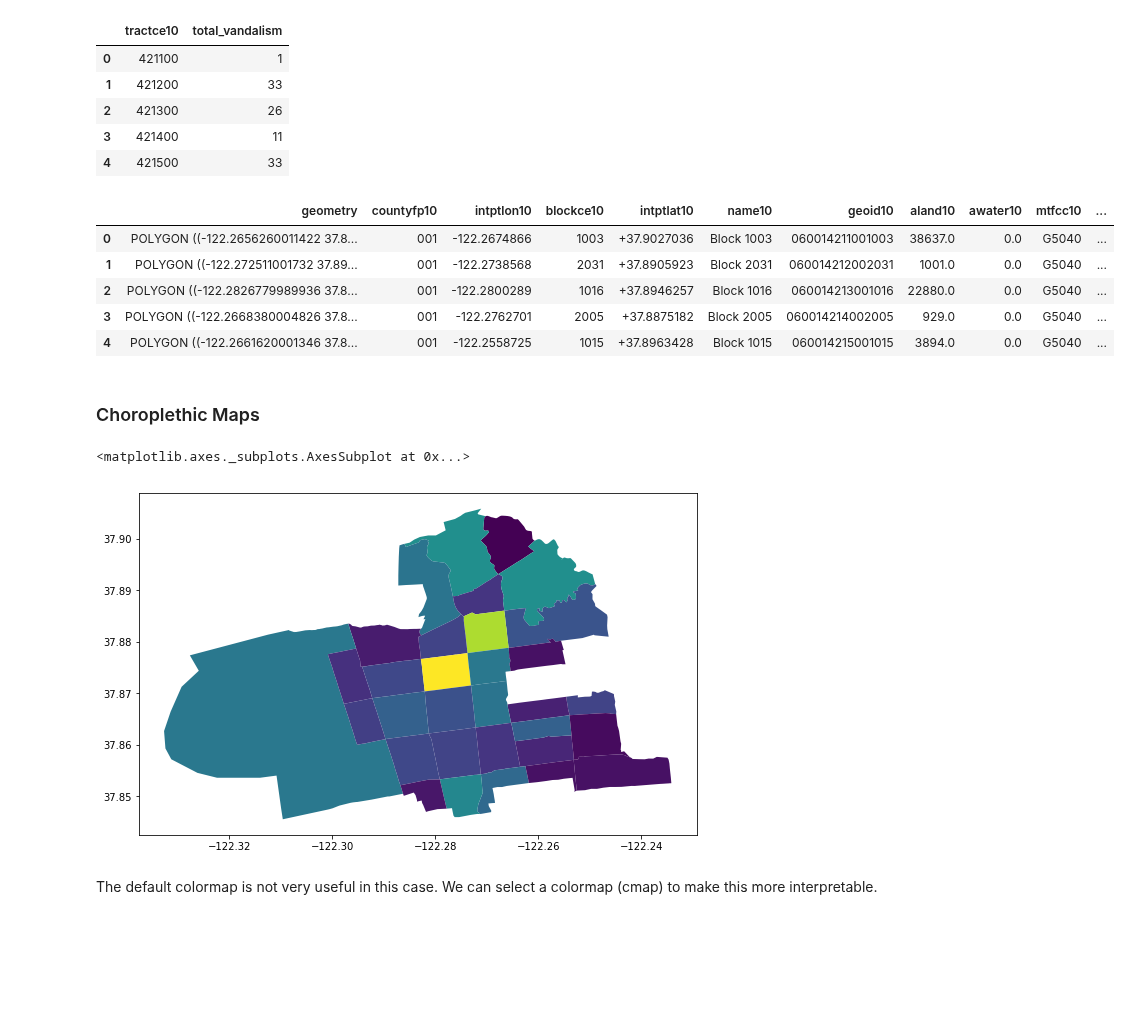
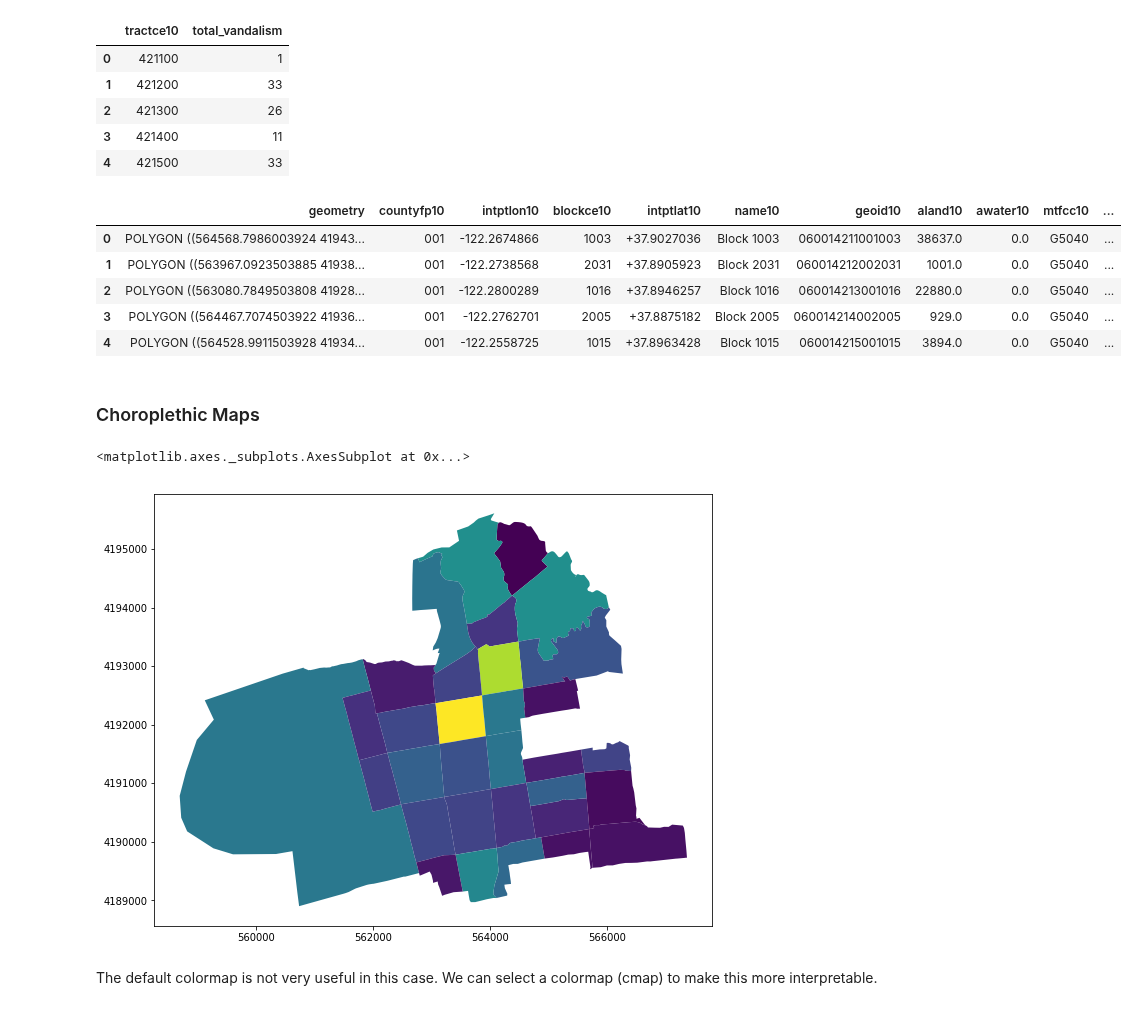
Before and after one commit to waddell/urban-informatics-and-visualization, a Jupyter notebook: 10-mapping/mapping-part-1.ipynb, the cells around one changed output. Saved outputs shown, nothing was run; the diff lists cells and outputs as text; code cells hidden in the pictures; blank space fills up the shorter version.

```diff
--- a/10-mapping/mapping-part-1.ipynb
+++ b/10-mapping/mapping-part-1.ipynb
@@ -369,22 +363,22 @@ tract_v.head()
 | 3 | 421400 | 11 |
 | 4 | 421500 | 33 |
 # %%
-tracts2 = pd.merge(tracts,tract_v, left_index=True, right_on='tractce10')
+tracts2 = pd.merge(tracts_proj,tract_v, left_index=True, right_on='tractce10')
 tracts2.head()
 # %% [output]
 |  | geometry | countyfp10 | intptlon10 | blockce10 | intptlat10 | name10 | geoid10 | aland10 | awater10 | mtfcc10 | ... |
-| 0 | POLYGON ((-122.2656260011422 37.8... | 001 | -122.2674866 | 1003 | +37.9027036 | Block 1003 | 060014211001003 | 38637.0 | 0.0 | G5040 | ... |
-| 1 | POLYGON ((-122.272511001732 37.89... | 001 | -122.2738568 | 2031 | +37.8905923 | Block 2031 | 060014212002031 | 1001.0 | 0.0 | G5040 | ... |
-| 2 | POLYGON ((-122.2826779989936 37.8... | 001 | -122.2800289 | 1016 | +37.8946257 | Block 1016 | 060014213001016 | 22880.0 | 0.0 | G5040 | ... |
-| 3 | POLYGON ((-122.2668380004826 37.8... | 001 | -122.2762701 | 2005 | +37.8875182 | Block 2005 | 060014214002005 | 929.0 | 0.0 | G5040 | ... |
-| 4 | POLYGON ((-122.2661620001346 37.8... | 001 | -122.2558725 | 1015 | +37.8963428 | Block 1015 | 060014215001015 | 3894.0 | 0.0 | G5040 | ... |
+| 0 | POLYGON ((564568.7986003924 41943... | 001 | -122.2674866 | 1003 | +37.9027036 | Block 1003 | 060014211001003 | 38637.0 | 0.0 | G5040 | ... |
+| 1 | POLYGON ((563967.0923503885 41938... | 001 | -122.2738568 | 2031 | +37.8905923 | Block 2031 | 060014212002031 | 1001.0 | 0.0 | G5040 | ... |
+| 2 | POLYGON ((563080.7849503808 41928... | 001 | -122.2800289 | 1016 | +37.8946257 | Block 1016 | 060014213001016 | 22880.0 | 0.0 | G5040 | ... |
+| 3 | POLYGON ((564467.7074503922 41936... | 001 | -122.2762701 | 2005 | +37.8875182 | Block 2005 | 060014214002005 | 929.0 | 0.0 | G5040 | ... |
+| 4 | POLYGON ((564528.9911503928 41934... | 001 | -122.2558725 | 1015 | +37.8963428 | Block 1015 | 060014215001015 | 3894.0 | 0.0 | G5040 | ... |
 # %% [markdown]
 ### Choroplethic Maps
 # %%
 tracts2.plot(column='total_vandalism')
 # %% [output]
 <matplotlib.axes._subplots.AxesSubplot at 0x...>
-[figure, old version]
+[figure, new version]
 # %% [markdown]
 The default colormap is not very useful in this case. We can select a colormap (cmap) to make this more interpretable.
 # %%
```
Also changed, not shown: parts of 7 cells of this notebook.
